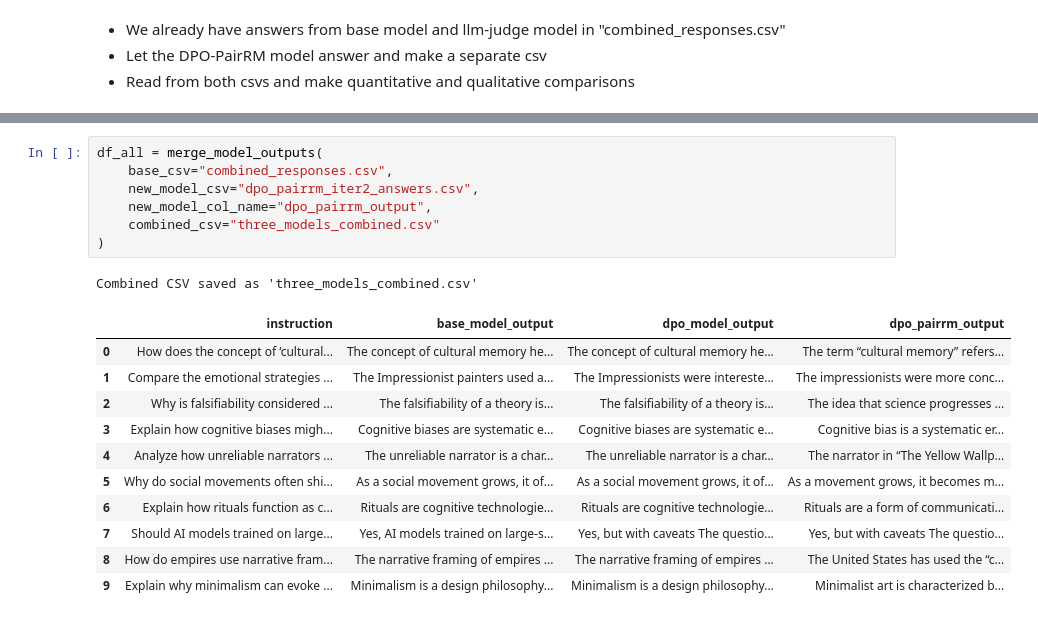
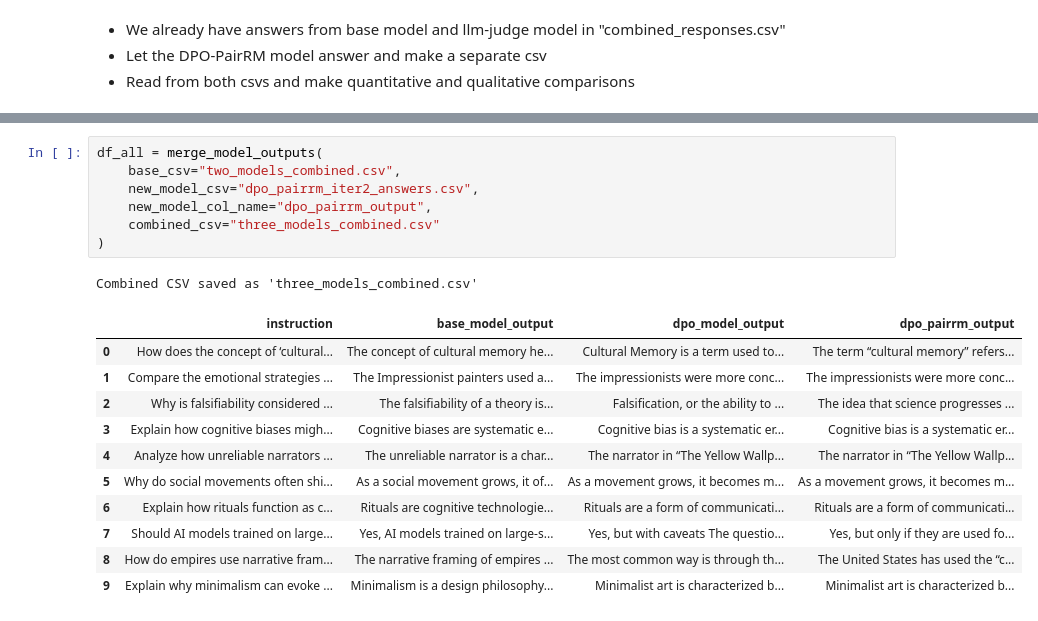
Before and after one commit to Xujia118/Etude_Advanced_NeuralNetwork, a Jupyter notebook: DPO-fine-tuning.ipynb, the cells around one changed output, grey strips where cells are left out. Saved outputs shown, nothing was run; the diff lists cells and outputs as text.

```diff
--- a/DPO-fine-tuning.ipynb
+++ b/DPO-fine-tuning.ipynb
@@ -1702,20 +1674,20 @@ DPO-PairRM outputs saved to 'dpo_pairrm_iter2_answers.csv'
 # %%
 df_all = merge_model_outputs(
-    base_csv="combined_responses.csv",
+    base_csv="two_models_combined.csv",
     new_model_csv="dpo_pairrm_iter2_answers.csv",
     new_model_col_name="dpo_pairrm_output",
     combined_csv="three_models_combined.csv"
 )
 # %% [output]
 Combined CSV saved as 'three_models_combined.csv'
 |  | instruction | base_model_output | dpo_model_output | dpo_pairrm_output |
-| 0 | How does the concept of ‘cultural... | The concept of cultural memory he... | The concept of cultural memory he... | The term “cultural memory” refers... |
-| 1 | Compare the emotional strategies ... | The Impressionist painters used a... | The Impressionists were intereste... | The impressionists were more conc... |
-| 2 | Why is falsifiability considered ... | The falsifiability of a theory is... | The falsifiability of a theory is... | The idea that science progresses ... |
-| 3 | Explain how cognitive biases migh... | Cognitive biases are systematic e... | Cognitive biases are systematic e... | Cognitive bias is a systematic er... |
-| 4 | Analyze how unreliable narrators ... | The unreliable narrator is a char... | The unreliable narrator is a char... | The narrator in “The Yellow Wallp... |
-| 5 | Why do social movements often shi... | As a social movement grows, it of... | As a social movement grows, it of... | As a movement grows, it becomes m... |
-| 6 | Explain how rituals function as c... | Rituals are cognitive technologie... | Rituals are cognitive technologie... | Rituals are a form of communicati... |
-| 7 | Should AI models trained on large... | Yes, AI models trained on large-s... | Yes, but with caveats The questio... | Yes, but with caveats The questio... |
-| 8 | How do empires use narrative fram... | The narrative framing of empires ... | The narrative framing of empires ... | The United States has used the “c... |
-| 9 | Explain why minimalism can evoke ... | Minimalism is a design philosophy... | Minimalism is a design philosophy... | Minimalist art is characterized b... |
+| 0 | How does the concept of ‘cultural... | The concept of cultural memory he... | Cultural Memory is a term used to... | The term “cultural memory” refers... |
+| 1 | Compare the emotional strategies ... | The Impressionist painters used a... | The impressionists were more conc... | The impressionists were more conc... |
+| 2 | Why is falsifiability considered ... | The falsifiability of a theory is... | Falsification, or the ability to ... | The idea that science progresses ... |
+| 3 | Explain how cognitive biases migh... | Cognitive biases are systematic e... | Cognitive bias is a systematic er... | Cognitive bias is a systematic er... |
+| 4 | Analyze how unreliable narrators ... | The unreliable narrator is a char... | The narrator in “The Yellow Wallp... | The narrator in “The Yellow Wallp... |
+| 5 | Why do social movements often shi... | As a social movement grows, it of... | As a movement grows, it becomes m... | As a movement grows, it becomes m... |
+| 6 | Explain how rituals function as c... | Rituals are cognitive technologie... | Rituals are a form of communicati... | Rituals are a form of communicati... |
+| 7 | Should AI models trained on large... | Yes, AI models trained on large-s... | Yes, but with caveats The questio... | Yes, but only if they are used fo... |
+| 8 | How do empires use narrative fram... | The narrative framing of empires ... | The most common way is through th... | The United States has used the “c... |
+| 9 | Explain why minimalism can evoke ... | Minimalism is a design philosophy... | Minimalist art is characterized b... | Minimalist art is characterized b... |
```
Also changed, not shown: parts of 9 cells of this notebook.
